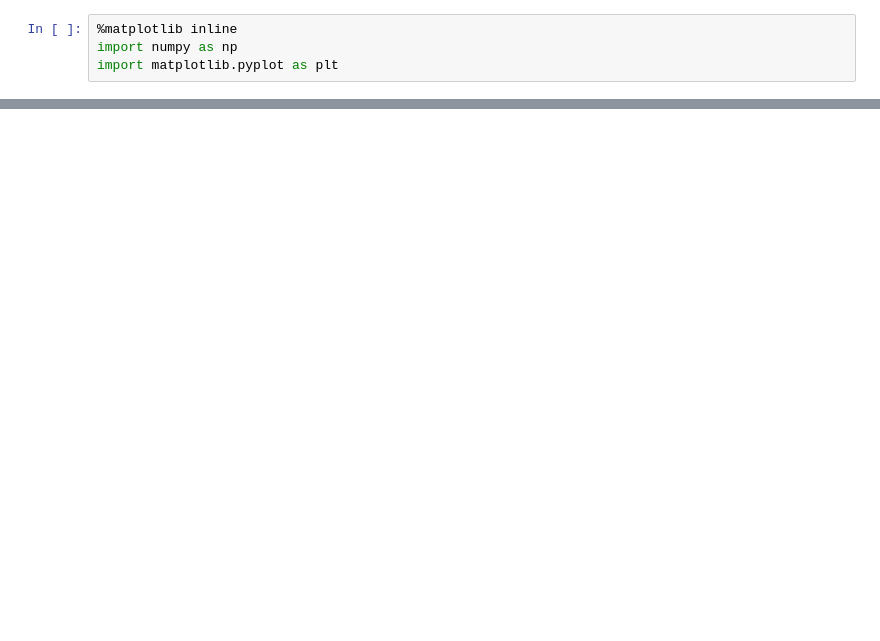
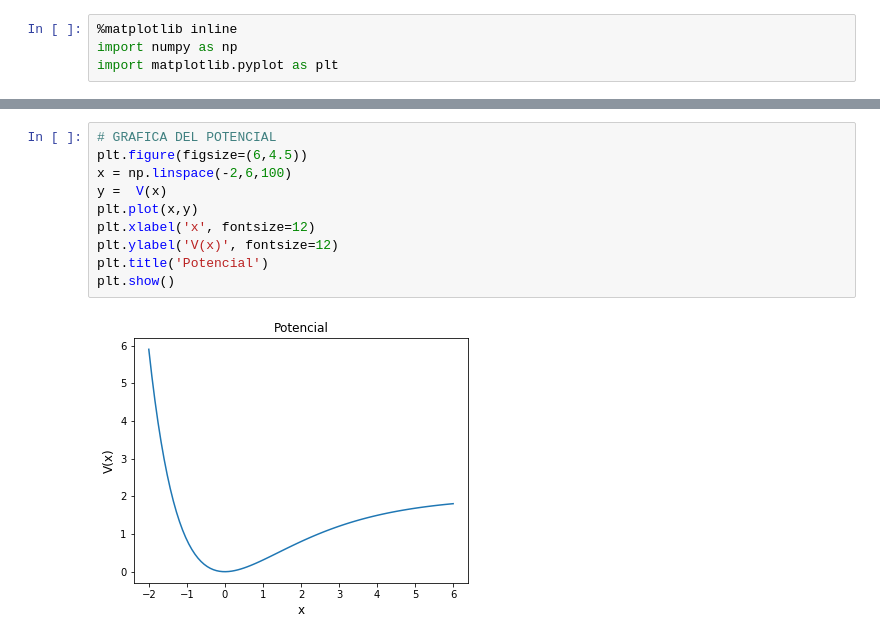
Before and after one commit to eilinlunam/Fisicoquimica-Computacional, a Jupyter notebook: Tarea_7_Metropolis.ipynb, the cells around one changed output, grey strips where cells are left out. Cells and saved outputs as stored; diff of their text form; blank space fills up the shorter version.

```diff
--- a/Tarea_7_Metropolis.ipynb
+++ b/Tarea_7_Metropolis.ipynb
@@ -164,0 +180,12 @@ alpha=97.982000 da la mínima energía: 4889362.772000
+# %%
+# GRAFICA DEL POTENCIAL
+plt.figure(figsize=(6,4.5))
+x = np.linspace(-2,6,100)
+y =  V(x)
+plt.plot(x,y)
+plt.xlabel('x', fontsize=12)
+plt.ylabel('V(x)', fontsize=12)
+plt.title('Potencial')
+plt.show()
+# %% [output]
+[figure, added]
```
Also changed, not shown: parts of 11 cells of this notebook, 1 other file.
